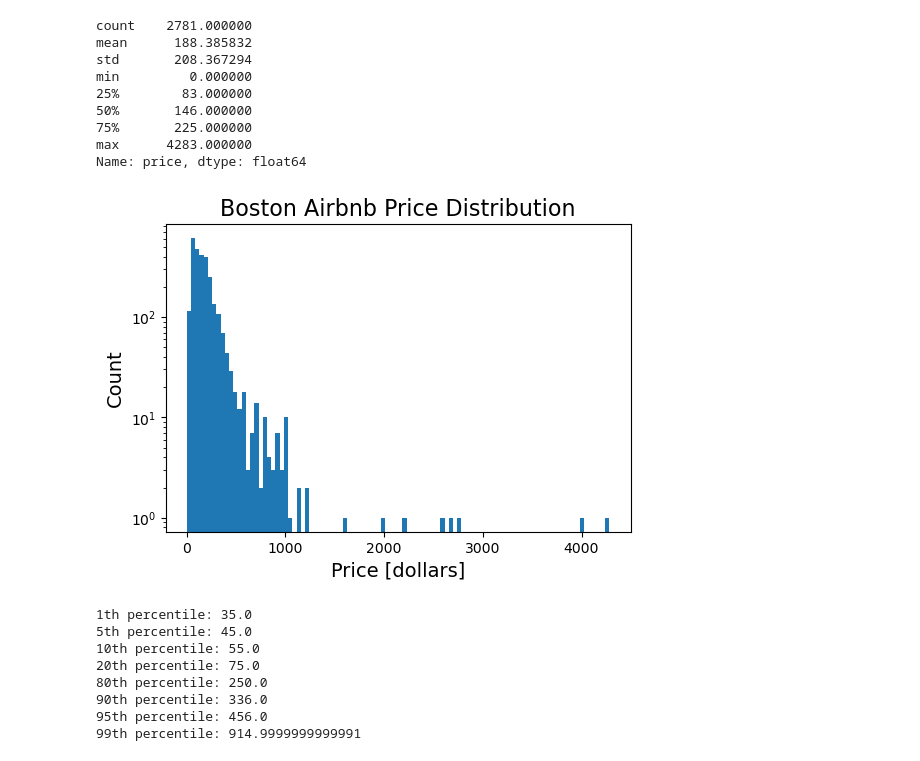
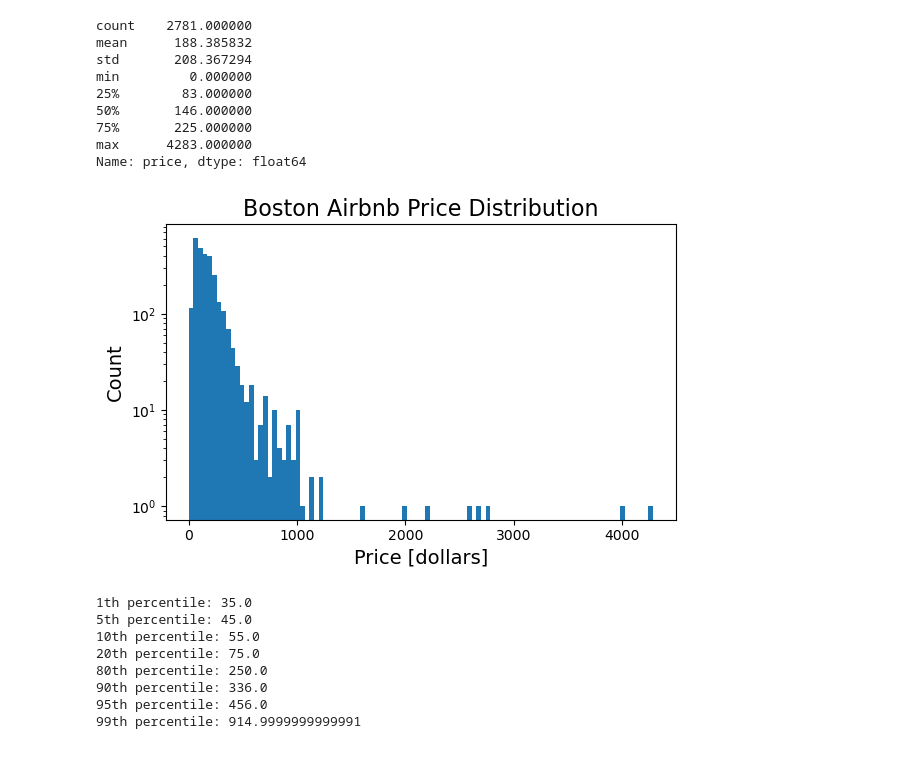
Before and after one commit to drossDS/Air_BnB_Fair_Pricing_Improved, a Jupyter notebook: code/1-exploratory-data-analysis.ipynb, the cells around one changed output. Drawn from its saved outputs; the diff is of its cells as text; code cells hidden in the pictures.

```diff
--- a/code/1-exploratory-data-analysis.ipynb
+++ b/code/1-exploratory-data-analysis.ipynb
@@ -482,17 +482,17 @@ Name: price, dtype: float64
 # %%
 # Plot a histogram of price
 hist_plotter(lstn.price, bins = 100, log = True)
 
 plt.title('Boston Airbnb Price Distribution', size = 16)
 plt.xlabel('Price [dollars]', size = 14)
 plt.ylabel('Count', size = 14)
 plt.xticks(fontsize = 10)
 plt.yticks(fontsize = 10)
-
+plt.tight_layout()
 plt.savefig('../images/price_dist.png')
 plt.show()
 # %% [output]
-[figure, old version]
+[figure, new version]
 # %%
 # Determine various percentiles for the data
 # Source for function:  https://www.geeksforgeeks.org/numpy-percentile-in-python/
```
Also changed, not shown: 6 other files.
